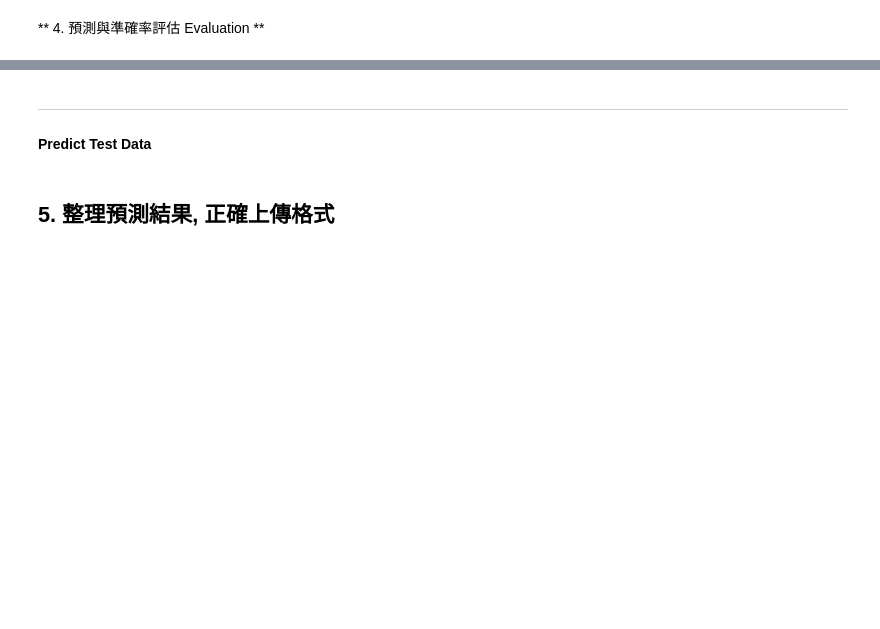
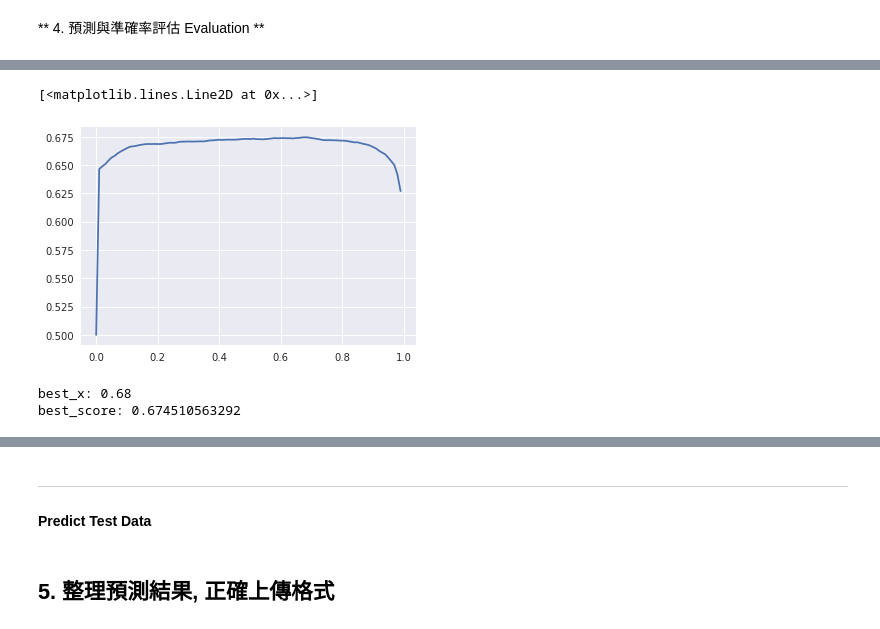
Before and after one commit to Backlu/CAICTCompetition, a Jupyter notebook: ice-DL_RNN_predictLabel.ipynb, the cells around one changed output, grey strips where cells are left out. Cells and saved outputs as stored; diff of their text form; code cells hidden in the pictures; blank space fills up the shorter version.

```diff
--- a/ice-DL_RNN_predictLabel.ipynb
+++ b/ice-DL_RNN_predictLabel.ipynb
@@ -236,2 +400,4 @@ Epoch 20/20
 # %% [markdown]
 ** 4. 預測與準確率評估  Evaluation **
+# %%
+threshold=0.9
@@ -322,3 +503,26 @@ score 0.873822476115 {'tn': 58296, 'fp': 4975, 'fn': 4861, 'tp': 23120}
+# %%
+x_tmp = np.arange(0., 1, 0.01)
+y_tmp=[]
+for threshold in x_tmp:
+    pred_prob_tmp = pred_t_raw.copy()
+    pred_prob_tmp[pred_prob_tmp >threshold] = 1
+    pred_prob_tmp[pred_prob_tmp <=threshold] = 0
+    s,_=myscore(data_M21_test_y_new, pred_prob_tmp)
+    y_tmp.append(s)
+    del pred_prob_tmp
+
+plt.plot(x_tmp, y_tmp)
+plt.show()
+best_idx = np.argmax(y_tmp)
+best_x = x_tmp[best_idx]
+best_y = y_tmp[best_idx]
+print('best_x:',best_x)
+print('best_score:',best_y)
+# %% [output]
+[<matplotlib.lines.Line2D at 0x...>]
+[figure, added]
+best_x: 0.68
+best_score: 0.674510563292
 # %%
 pred_T2 = pd.DataFrame(ret)
 pred_T2 = pred_T2.apply(np.argmax,axis=1)
```
Also changed, not shown: parts of 26 cells of this notebook.
